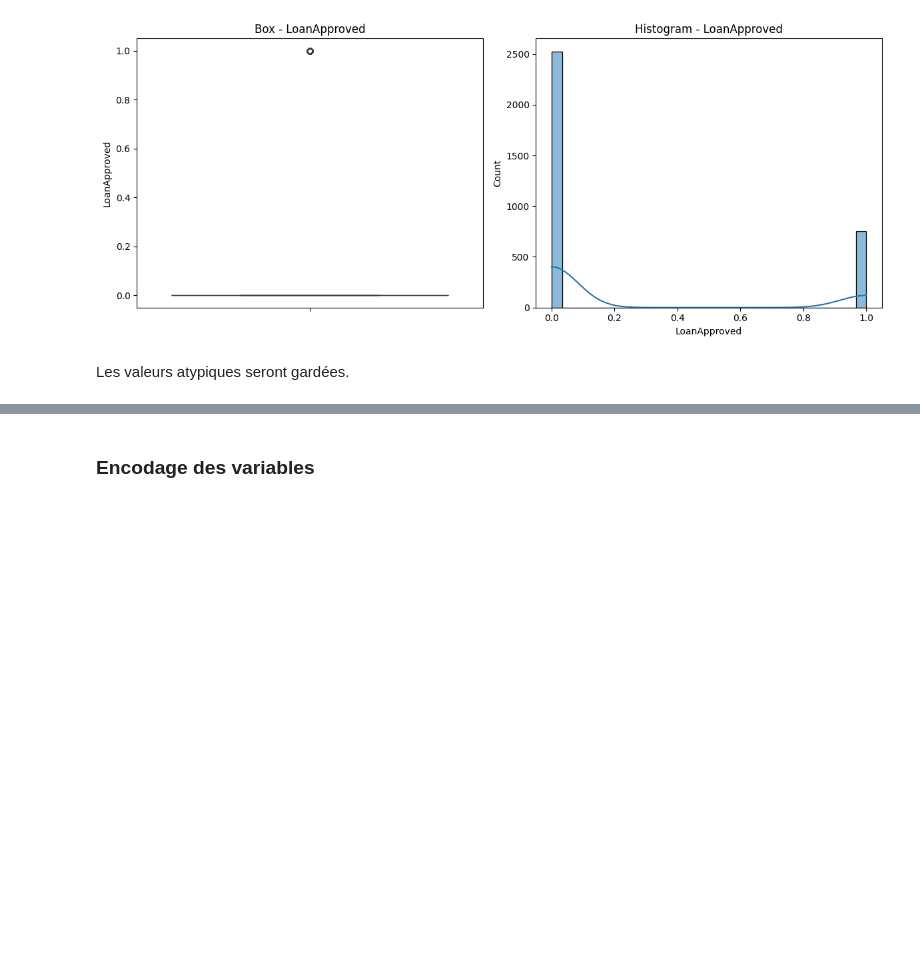
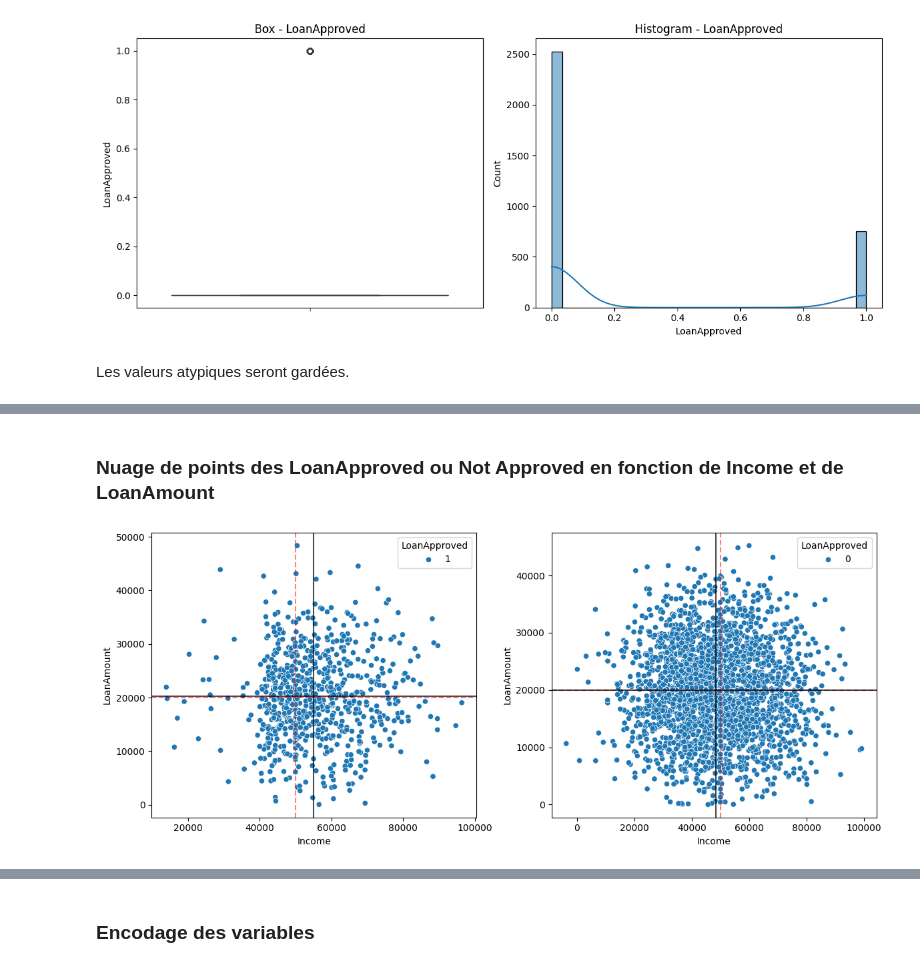
Before and after one commit to ArthurEDLP/projet_SVM_Arthur_Thomas, a Jupyter notebook: code.ipynb, the cells around one changed output, grey strips where cells are left out. Saved outputs shown, nothing was run; the diff lists cells and outputs as text; code cells hidden in the pictures; blank space fills up the shorter version.

```diff
--- a/code.ipynb
+++ b/code.ipynb
@@ -190,0 +205,37 @@ Les valeurs atypiques seront gardées.
+# %% [markdown]
+### Nuage de points des LoanApproved ou Not Approved en fonction de Income et de LoanAmount
+# %%
+df_1 = df_clean[df_clean["LoanApproved"]==1]
+df_0 = df_clean[df_clean["LoanApproved"]==0]
+
+mean_income = df_clean["Income"].mean()
+mean_loan = df_clean["LoanAmount"].mean()
+
+mean_income_1 = df_1["Income"].mean()
+mean_loan_1 = df_1["LoanAmount"].mean()
+
+mean_income_0 = df_0["Income"].mean()
+mean_loan_0 = df_0["LoanAmount"].mean()
+
+fig, axes = plt.subplots(1, 2, figsize=(12, 5))
+
+sns.scatterplot(x='Income', y='LoanAmount', hue='LoanApproved', data=df_1, ax=axes[0])
+sns.scatterplot(x='Income', y='LoanAmount', hue='LoanApproved', data=df_0, ax=axes[1])
+
+# moyennes globales
+for ax in axes:
+    ax.axvline(mean_income, color='red', linestyle='--', alpha=0.5)
+    ax.axhline(mean_loan, color='red', linestyle='--', alpha=0.5)
+
+# moyennes pour LoanApproved = 1
+axes[0].axvline(mean_income_1, color='black', linestyle='-', alpha=0.7)
+axes[0].axhline(mean_loan_1, color='black', linestyle='-', alpha=0.7)
+
+# moyennes pour LoanApproved = 0
+axes[1].axvline(mean_income_0, color='black', linestyle='-', alpha=0.7)
+axes[1].axhline(mean_loan_0, color='black', linestyle='-', alpha=0.7)
+
+plt.tight_layout()
+plt.show()
+# %% [output]
+[figure, added]
```
Also changed, not shown: parts of 22 cells of this notebook.
